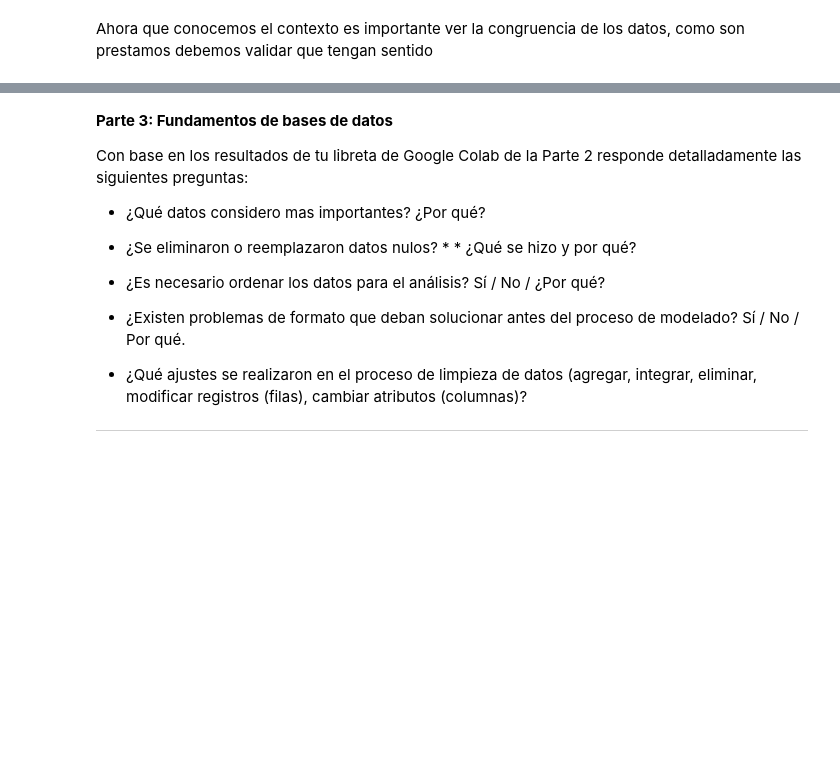
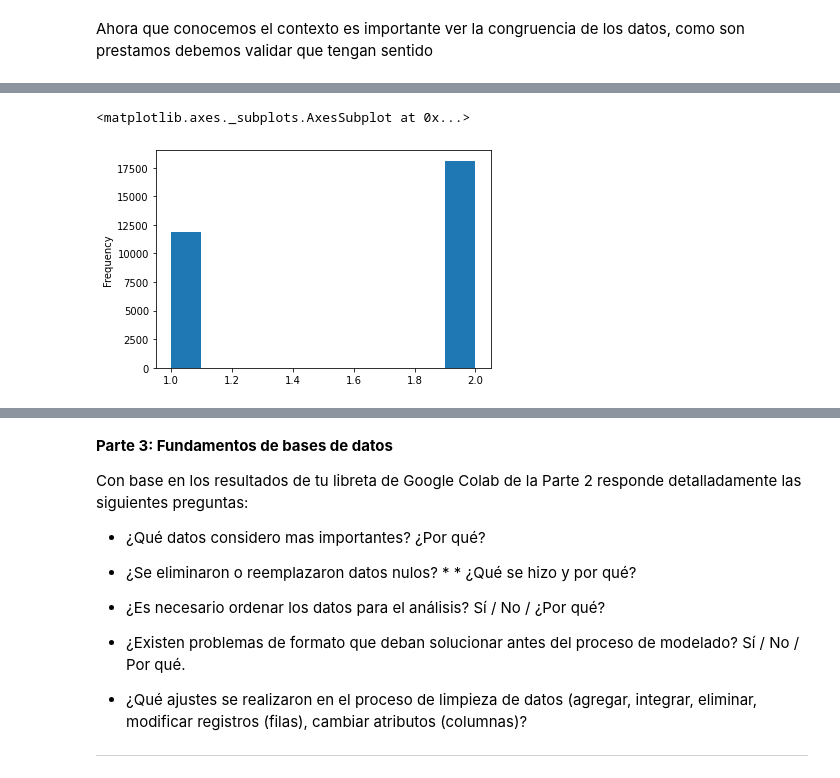
Before and after one commit to PosgradoMNA/actividades-de-aprendizaje-DalinaV, a Jupyter notebook: Actividad_1_Semana3_A01793258.ipynb, the cells around one changed output, grey strips where cells are left out. Cells and saved outputs as stored; diff of their text form; code cells hidden in the pictures; blank space fills up the shorter version.

```diff
--- a/Actividad_1_Semana3_A01793258.ipynb
+++ b/Actividad_1_Semana3_A01793258.ipynb
@@ -170,0 +187,5 @@ Ahora que conocemos el contexto es importante ver la congruencia de los datos, c
+# %%
+datos_creditos_1['Gender'].plot.hist()  #verificamos que todos los datos son valores 1 o 2 respectivamente por genero
+# %% [output]
+<matplotlib.axes._subplots.AxesSubplot at 0x...>
+[figure, added]
```
Also changed, not shown: parts of 9 cells of this notebook.
